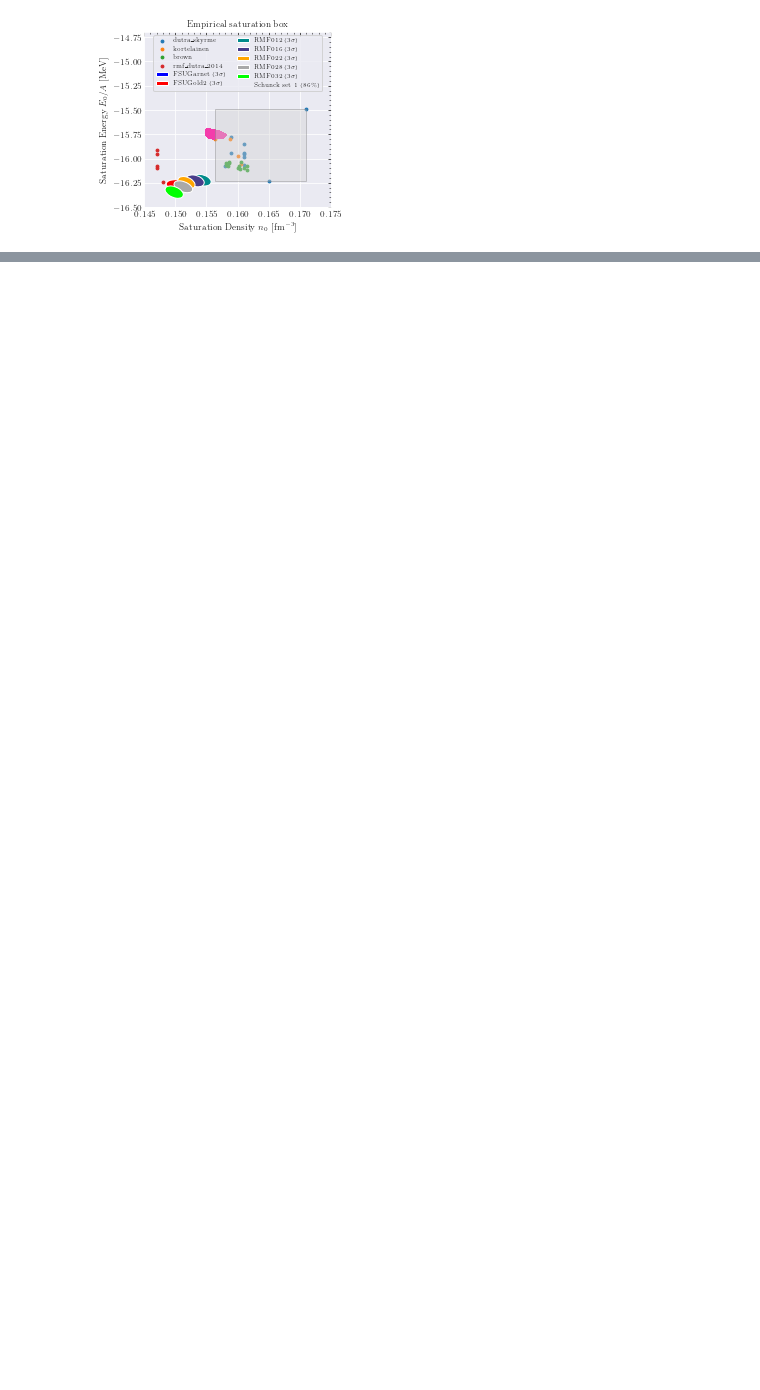
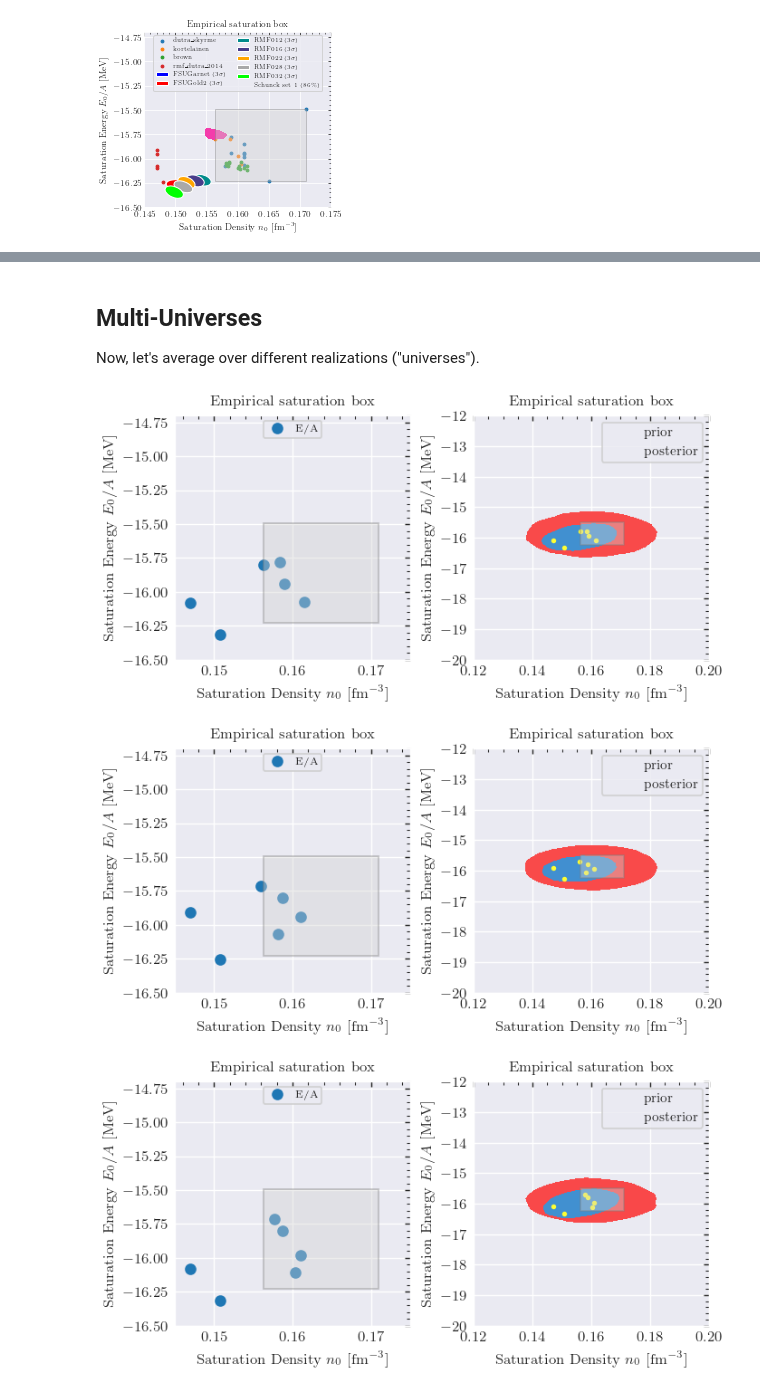
Before and after one commit to cdrischler/nuclear_saturation, a Jupyter notebook: analysis_conjugate_priors.ipynb, the cells around one changed output, grey strips where cells are left out. Drawn from its saved outputs; the diff is of its cells as text; code cells hidden in the pictures; blank space fills up the shorter version.

```diff
--- a/analysis_conjugate_priors.ipynb
+++ b/analysis_conjugate_priors.ipynb
@@ -110,0 +99,35 @@ fig.savefig(f"{pdf_path}/output.pdf")
+# %% [markdown]
+## Multi-Universes
+Now, let's average over different realizations ("universes").
+# %%
+pdf = matplotlib.backends.backend_pdf.PdfPages(f"{pdf_path}/multi_universe_output.pdf")
+num_realizations = 5
+
+for irealiz in tqdm(range(num_realizations), desc="Multi-universe sampling"):
+    # set up canvas
+    fig, axs = plt.subplots(1, 2, figsize=(2*6.8*cm, 6.8*cm), constrained_layout=True)
+
+    # construct data set ("universe") for Bayesian inference
+    sampled_dft_constraints = pd.DataFrame()
+    for key, val in dft_constraints.items():
+        sampled_dft_constraints = val.sample(df=sampled_dft_constraints)
+
+    # plot raw data (left panel)
+    sampled_dft_constraints.plot(ax=axs[0], x="rho0", y="E/A", linestyle="None", marker="o")
+    for ax in axs:  # draw saturation box in both panels as a reference
+        drischler.plot(ax=ax, plot_scatter=False, plot_box_estimate=True)
+
+    # perform Bayesian analysis
+    spoint = StatisticalModel(data=sampled_dft_constraints,
+                              quantities=["rho0", "E/A"],
+                              prior_params=prior_params)
+    #print(spoint.sanity_check(num_samples=100000, based_on="prior", do_print=True))
+
+    # plot predictive prior and predictive posterior (right panel)
+    spoint.plot(ax=axs[1], num_samples=50000)
+    pdf.savefig(fig)
+pdf.close()
+# %% [output]
+[figure, added]
+[figure, added]
+[figure, added]
```
Also changed, not shown: parts of 15 cells of this notebook, 1 other file.
